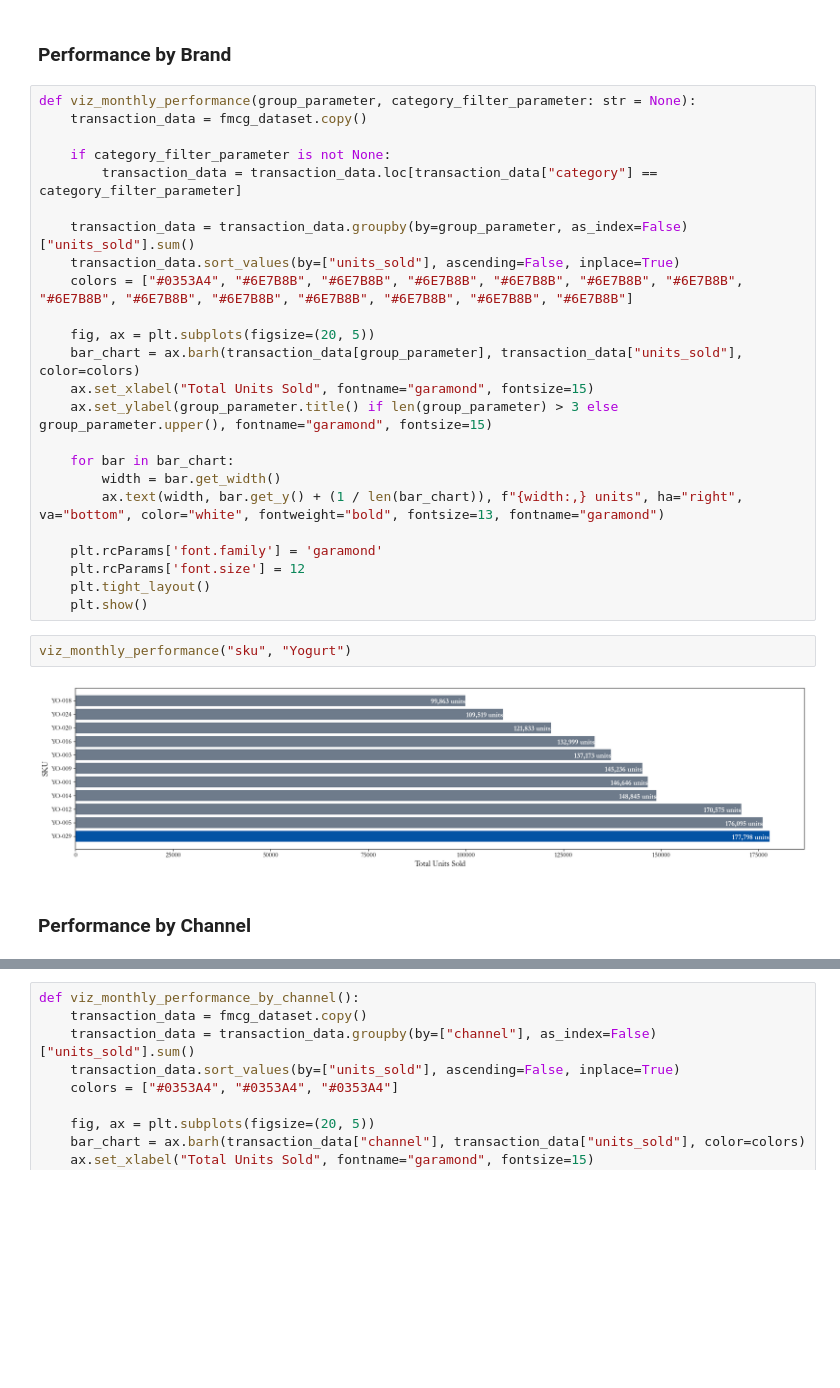
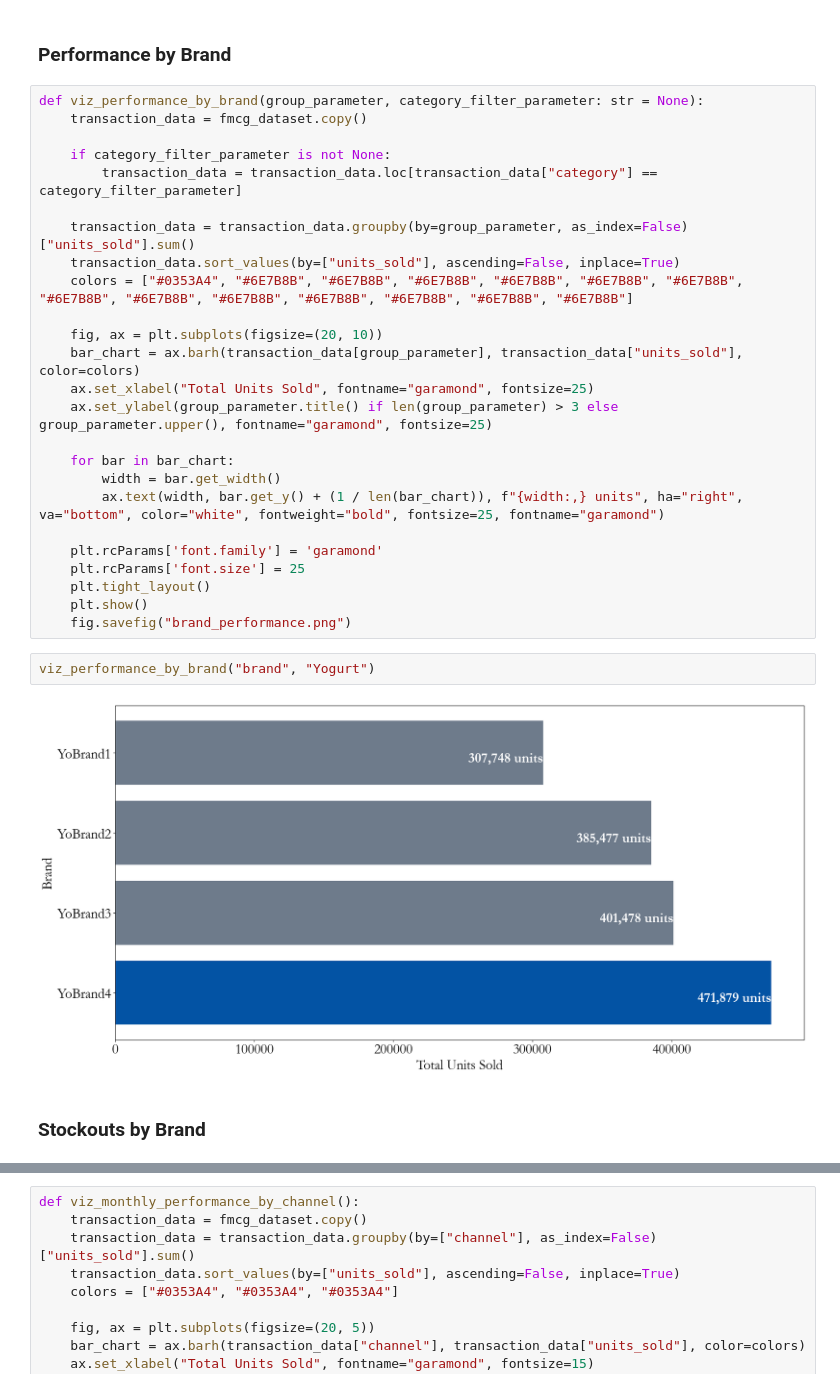
Before and after one commit to dnshwng98/fmcg_intelligent_tools, a Jupyter notebook: src/fmcg_intelligent_tools/Untitled.ipynb, the cells around one changed output, grey strips where cells are left out. Saved outputs shown, nothing was run; the diff lists cells and outputs as text; blank space fills up the shorter version.

```diff
--- a/src/fmcg_intelligent_tools/Untitled.ipynb
+++ b/src/fmcg_intelligent_tools/Untitled.ipynb
@@ -266,7 +282,7 @@ viz_monthly_performance_by_category()
 # %% [markdown]
 ### Performance by Brand
 # %%
-def viz_monthly_performance(group_parameter, category_filter_parameter: str = None):
+def viz_performance_by_brand(group_parameter, category_filter_parameter: str = None):
     transaction_data = fmcg_dataset.copy()
 
     if category_filter_parameter is not None:
@@ -276,22 +292,23 @@ def viz_monthly_performance(group_parameter, category_filter_parameter: str = No
     transaction_data.sort_values(by=["units_sold"], ascending=False, inplace=True)
     colors = ["#0353A4", "#6E7B8B", "#6E7B8B", "#6E7B8B", "#6E7B8B", "#6E7B8B", "#6E7B8B", "#6E7B8B", "#6E7B8B", "#6E7B8B", "#6E7B8B", "#6E7B8B", "#6E7B8B", "#6E7B8B"]
 
-    fig, ax = plt.subplots(figsize=(20, 5))
+    fig, ax = plt.subplots(figsize=(20, 10))
     bar_chart = ax.barh(transaction_data[group_parameter], transaction_data["units_sold"], color=colors)
-    ax.set_xlabel("Total Units Sold", fontname="garamond", fontsize=15)
-    ax.set_ylabel(group_parameter.title() if len(group_parameter) > 3 else group_parameter.upper(), fontname="garamond", fontsize=15)
+    ax.set_xlabel("Total Units Sold", fontname="garamond", fontsize=25)
+    ax.set_ylabel(group_parameter.title() if len(group_parameter) > 3 else group_parameter.upper(), fontname="garamond", fontsize=25)
 
     for bar in bar_chart:
         width = bar.get_width()
-        ax.text(width, bar.get_y() + (1 / len(bar_chart)), f"{width:,} units", ha="right", va="bottom", color="white", fontweight="bold", fontsize=13, fontname="garamond")
+        ax.text(width, bar.get_y() + (1 / len(bar_chart)), f"{width:,} units", ha="right", va="bottom", color="white", fontweight="bold", fontsize=25, fontname="garamond")
 
     plt.rcParams['font.family'] = 'garamond'
-    plt.rcParams['font.size'] = 12
+    plt.rcParams['font.size'] = 25
     plt.tight_layout()
     plt.show()
+    fig.savefig("brand_performance.png")
 # %%
-viz_monthly_performance("sku", "Yogurt")
+viz_performance_by_brand("brand", "Yogurt")
 # %% [output]
-[figure, old version]
+[figure, new version]
-# %% [markdown]
-### Performance by Channel
+# %% [markdown]
+### Stockouts by Brand
```
Also changed, not shown: parts of 90 cells of this notebook, 2 other files.
